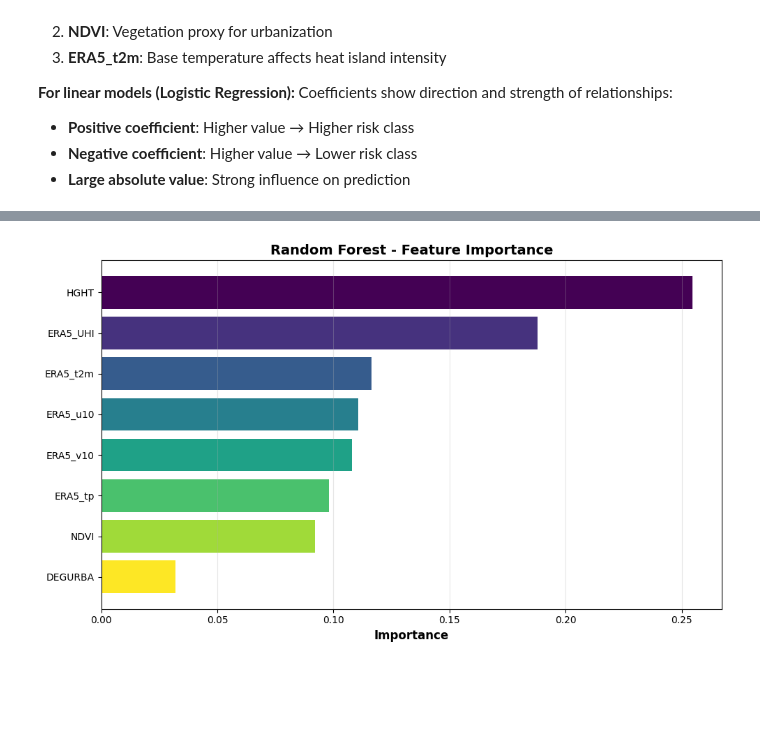
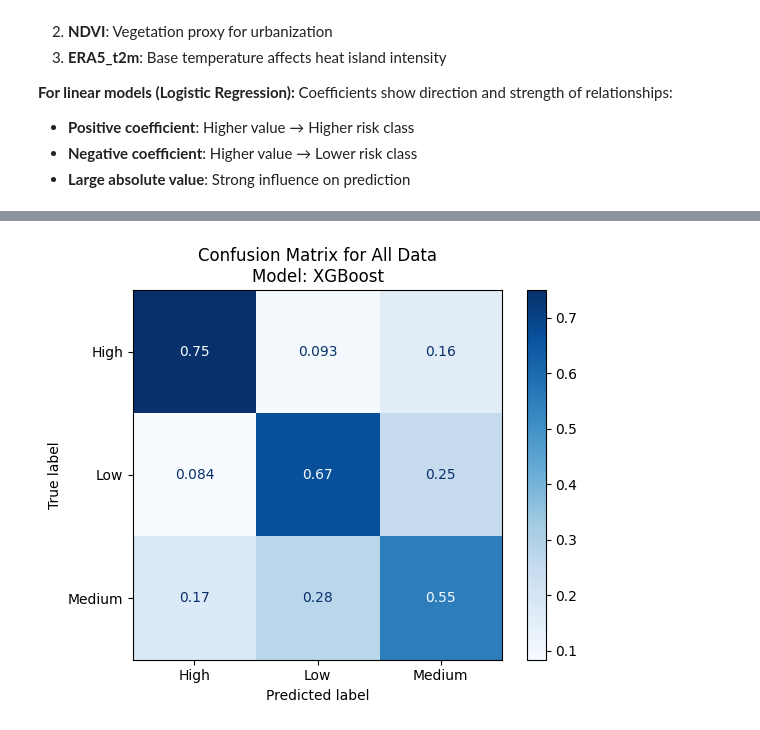
Before and after one commit to VaiTon/GenHack4, a Jupyter notebook: 4_model/week4_team29.ipynb, the cells around one changed output, grey strips where cells are left out. Cells and saved outputs as stored; diff of their text form; code cells hidden in the pictures; blank space fills up the shorter version.

Commit message:
Improve week 4 analysis
Consider multiple binning, more classifier models and try reducing the number of features

```diff
--- a/4_model/week4_team29.ipynb
+++ b/4_model/week4_team29.ipynb
@@ -729,0 +825,20 @@ Training Random Forest...
+# %%
+# Train LinearSVC
+linear_svc_param_grid = [
+    {
+        "C": [0.1, 1, 10, 20],
+        "max_iter": [1000, 2000, 3000],
+    }
+]
+
+results["LinearSVC"] = evaluate_classifier(
+    "LinearSVC",
+    LinearSVC(random_state=random_state),
+    X_train,
+    X_test,
+    y_train,
+    y_test,
+    y_transformer=label_encoder,
+    param_grid=linear_svc_param_grid,
+    scoring=scoring,
+)
@@ -934,49 +1113,9 @@ print("=" * 80)
 best_predictions = results[best_model_name]["predictions"]
 print(classification_report(y_test, best_predictions, target_names=class_labels))
 
-# Feature importance (if available)
-best_model = results[best_model_name]["model"]
-
-if hasattr(best_model, "feature_importances_"):
-    print("\n" + "=" * 80)
-    print("FEATURE IMPORTANCE")
-    print("=" * 80)
-
-    importances = best_model.feature_importances_
-    importance_df = pd.DataFrame({"Feature": feature_cols, "Importance": importances}).sort_values(
-        "Importance", ascending=False
-    )
-
-    print(importance_df.to_string(index=False))
-
-    # Visualize feature importance
-    fig, ax = plt.subplots(figsize=(10, 6))
-    colors = plt.cm.viridis(np.linspace(0, 1, len(importance_df)))
-    ax.barh(range(len(importance_df)), importance_df["Importance"], color=colors)
-    ax.set_yticks(range(len(importance_df)))
-    ax.set_yticklabels(importance_df["Feature"])
-    ax.set_xlabel("Importance", fontsize=12, fontweight="bold")
-    ax.set_title(f"{best_model_name} - Feature Importance", fontsize=14, fontweight="bold")
-    ax.grid(axis="x", alpha=0.3)
-    ax.invert_yaxis()
-    plt.tight_layout()
-    plt.show()
-
-elif hasattr(best_model, "coef_"):
-    print("\n" + "=" * 80)
-    print("FEATURE COEFFICIENTS (ABSOLUTE VALUES)")
-    print("=" * 80)
-
-    # For multi-class, take mean absolute coefficient across classes
-    if len(best_model.coef_.shape) > 1:
-        importances = np.abs(best_model.coef_).mean(axis=0)
-    else:
-        importances = np.abs(best_model.coef_)
-
-    importance_df = pd.DataFrame({"Feature": feature_cols, "Coefficient": importances}).sort_values(
-        "Coefficient", ascending=False
-    )
-
-    print(importance_df.to_string(index=False))
+fig, ax = plt.subplots()
+ConfusionMatrixDisplay.from_predictions(y_test, best_predictions, cmap="Blues", normalize="true", ax=ax)
+ax.set_title(f"Confusion Matrix for All Data\nModel: {best_model_name}")
+plt.show()
 # %% [output]
 ================================================================================
@@ -999 +1133 @@ ERA5_v10    0.108110
-[figure, old version]
+[figure, new version]
```
Also changed, not shown: parts of 74 cells of this notebook, 2 other files.
